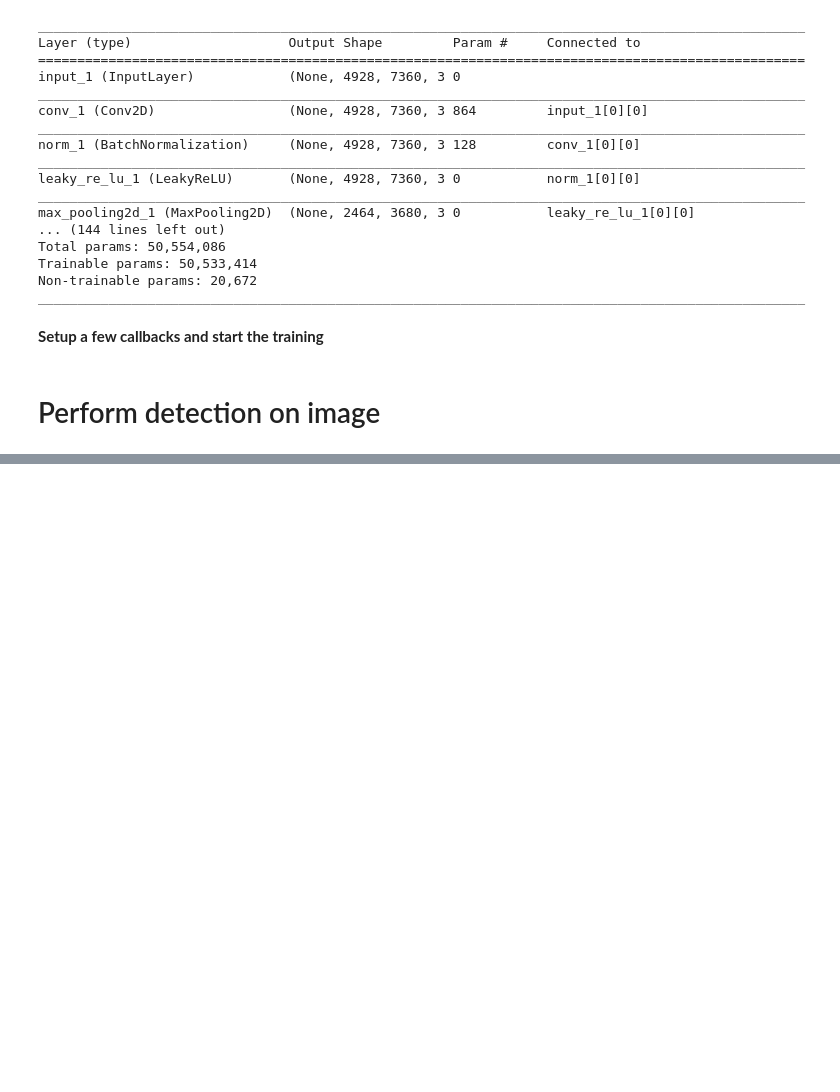
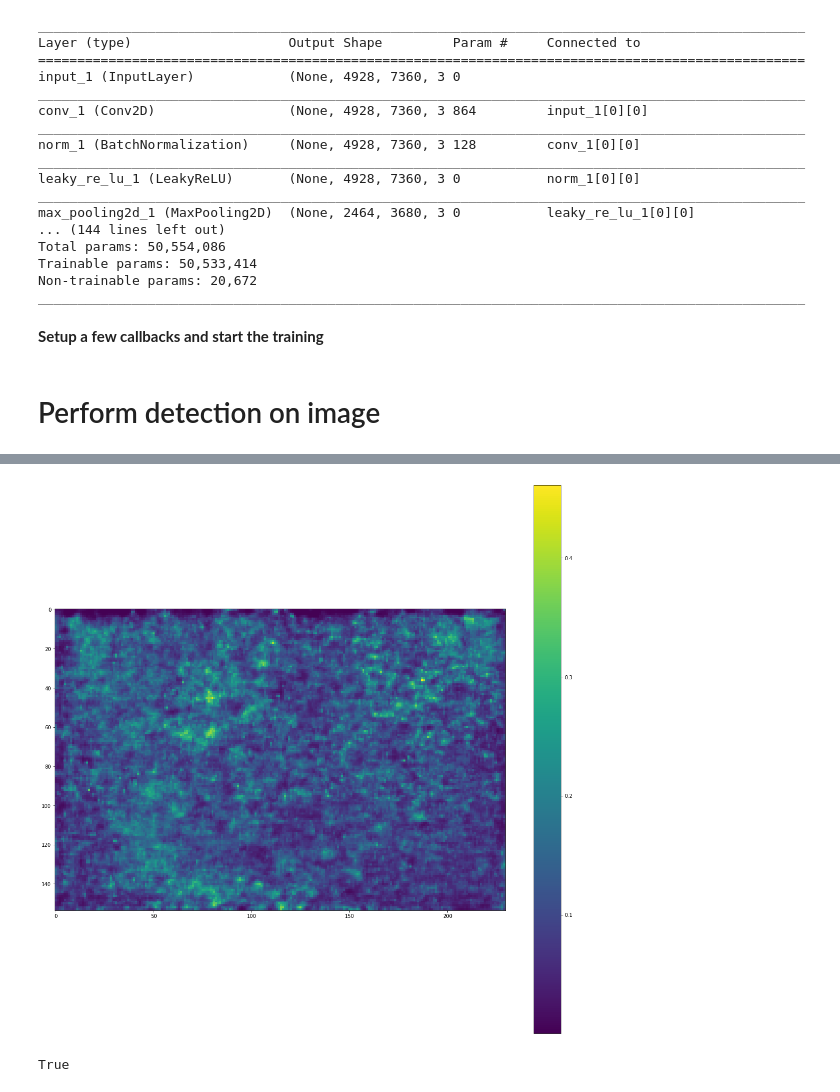
Before and after one commit to ctorney/deepWildCount, a Jupyter notebook: yolo/train/predict.ipynb, the cells around one changed output, grey strips where cells are left out. Drawn from its saved outputs; the diff is of its cells as text; code cells hidden in the pictures; blank space fills up the shorter version.

```diff
--- a/yolo/train/predict.ipynb
+++ b/yolo/train/predict.ipynb
@@ -293,0 +459,13 @@ netout[0].shape
+# %%
+plt.figure(figsize=(20,20))
+xx=netout[0,:,:,2]
+#xx[xx<0.95]=0
+plt.imshow(xx)
+plt.colorbar()
+plt.show()
+# %% [output]
+[figure, added]
+# %%
+cv2.imwrite('test.png',image)
+# %% [output]
+True
```
Also changed, not shown: parts of 7 cells of this notebook, 10 other files.
